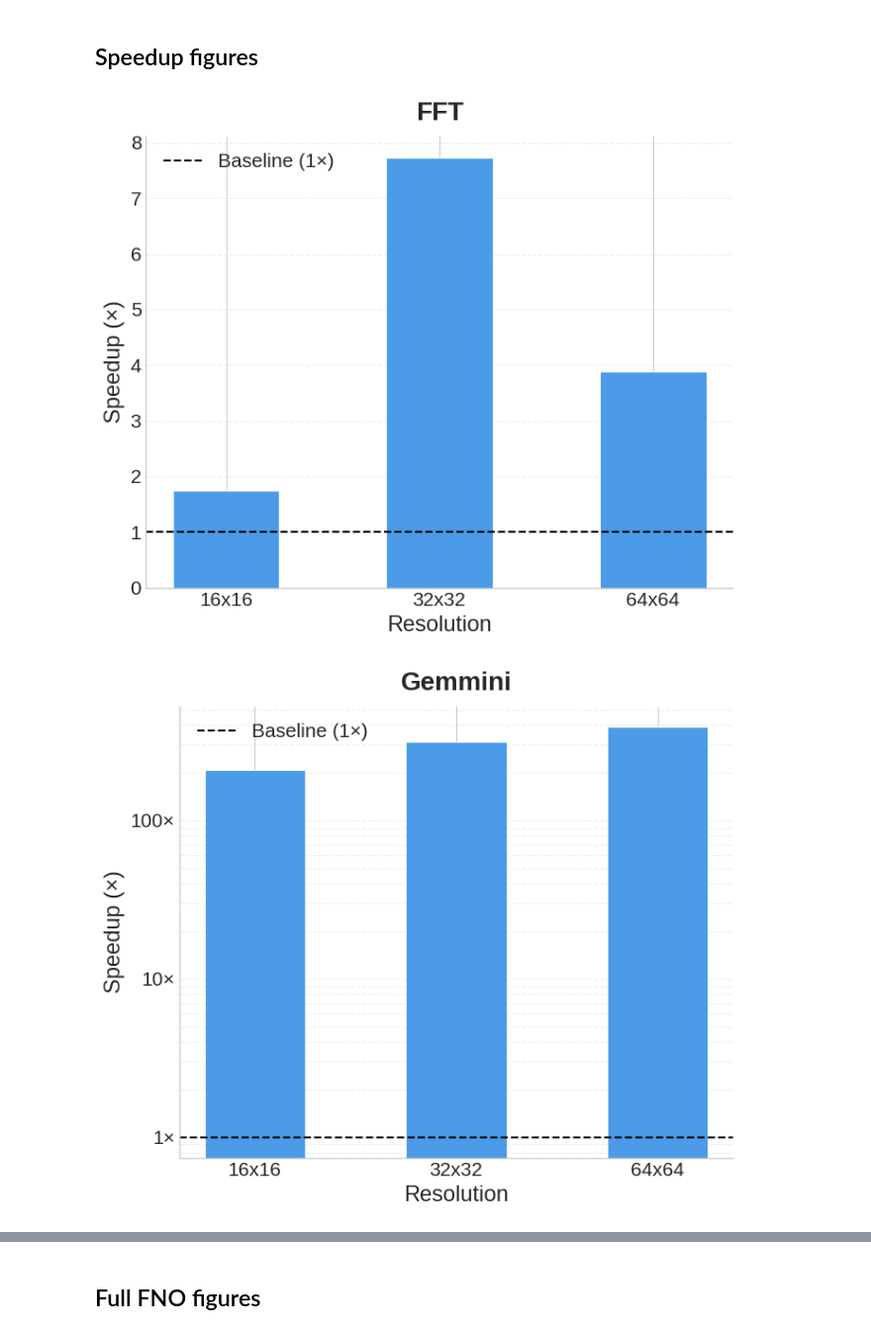
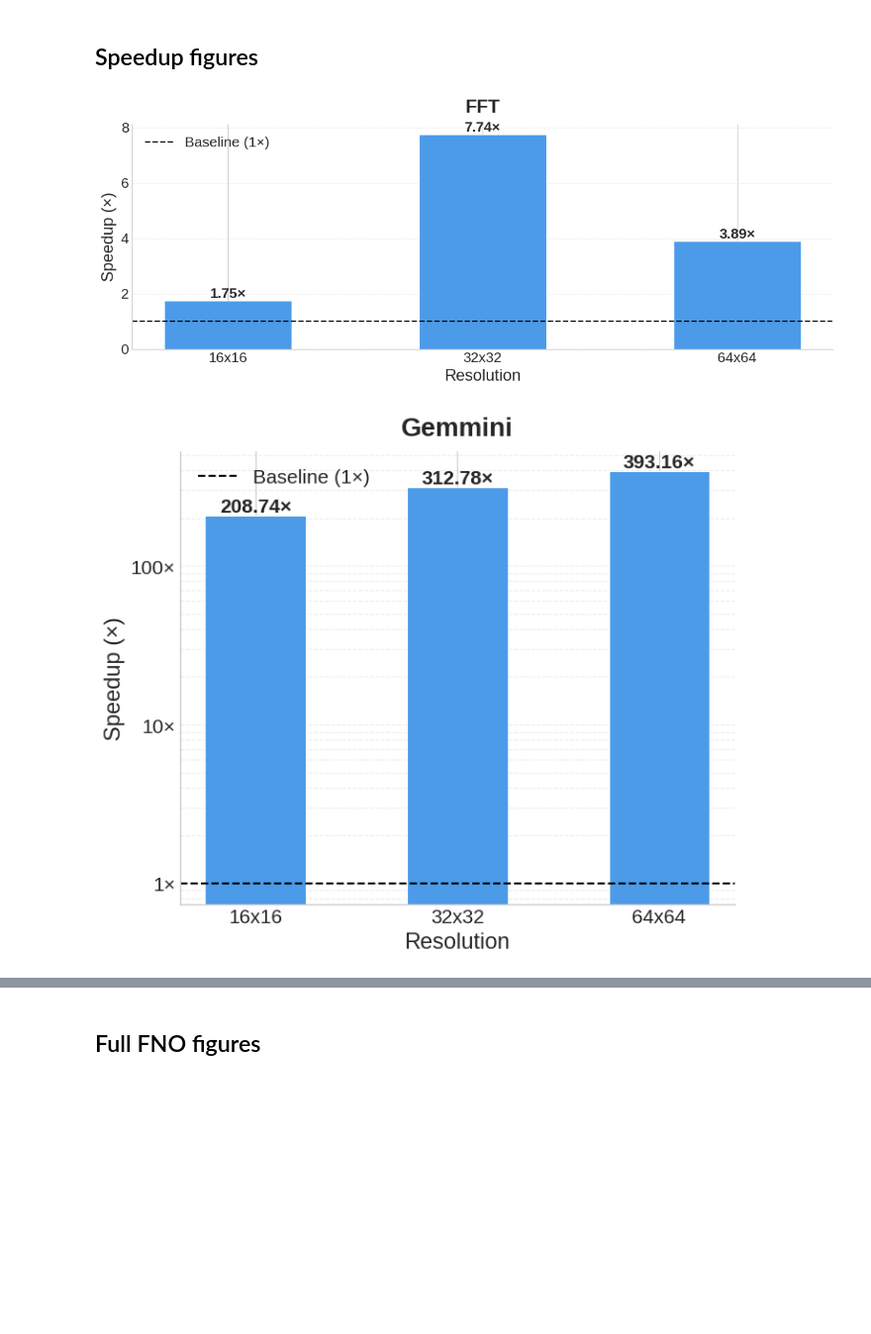
Before and after one commit to juandiegoproch/FNO_acceltests, a Jupyter notebook: graphs.ipynb, the cells around one changed output, grey strips where cells are left out. Shown at 99% size. Drawn from its saved outputs; the diff is of its cells as text; code cells hidden in the pictures; blank space fills up the shorter version.

```diff
--- a/graphs.ipynb
+++ b/graphs.ipynb
@@ -188,6 +272,8 @@ plt.show()
 temp = results[results["accelerator"] == "FFT"][
     ["resolution", "cycles_unaccel", "cycles_accel", "inst_unaccel", "inst_accel"]
 ].reset_index(drop=True)
+
+print(temp)
 
 UNACCEL_COLOR = "#E07B54"
 ACCEL_COLOR   = "#4C9BE8"
@@ -216,7 +302,7 @@ for ax, col_u, col_a, title, ylabel in [
     ax.set_ylabel(ylabel, fontsize=FS_LABEL)
     ax.set_xticks(x_positions)
     ax.set_xticklabels(labels, fontsize=FS_TICK)
-    ax.set_yscale("log")
+    #ax.set_yscale("log")
     ax.yaxis.set_major_formatter(mticker.FuncFormatter(
         lambda x, _: f"{x/1e6:.0f}M" if x >= 1e6 else (f"{x/1e3:.0f}K" if x >= 1e3 else f"{x:.0f}")
     ))
@@ -347,42 +437,93 @@ import matplotlib.pyplot as plt
 import matplotlib.ticker as mticker
 
 BAR_COLOR   = "#4C9BE8"
 BAR_WIDTH   = 0.5
 FS_TITLE    = 20
 FS_LABEL    = 17
 FS_TICK     = 15
 FS_LEGEND   = 15
+
 resolutions = ["16x16", "32x32", "64x64"]
-x           = np.arange(3)
+x = np.arange(3)
 
 for temp, title, log_scale in [
     (temp_fft,     "FFT",     False),
     (temp_gemmini, "Gemmini", True),
     (temp_rvscnn,  "RV-SCNN", False),
 ]:
-    fig, ax = plt.subplots(figsize=(7, 6))
 
-    ax.bar(x, temp["speedup"].values, width=BAR_WIDTH, color=BAR_COLOR, edgecolor="white", linewidth=0.8)
-    ax.axhline(1, color="black", linestyle="--", linewidth=1.5, label="Baseline (1×)")
+    # FFT gets a wider aspect ratio
+    if title == "FFT":
+        fig, ax = plt.subplots(figsize=(11, 4.5))
+    else:
+        fig, ax = plt.subplots(figsize=(7, 6))
+
+    bars = ax.bar(
+        x,
+        temp["speedup"].values,
+        width=BAR_WIDTH,
+        color=BAR_COLOR,
+        edgecolor="white",
+        linewidth=0.8,
+    )
+
+    ax.axhline(
+        1,
+        color="black",
+        linestyle="--",
+        linewidth=1.5,
+        label="Baseline (1×)"
+    )
+
     ax.set_title(title, fontsize=FS_TITLE, fontweight="bold", pad=12)
     ax.set_xlabel("Resolution", fontsize=FS_LABEL)
     ax.set_ylabel("Speedup (×)", fontsize=FS_LABEL)
+
     ax.set_xticks(x)
     ax.set_xticklabels(resolutions, fontsize=FS_TICK)
+
     ax.tick_params(axis="y", labelsize=FS_TICK)
-    ax.spines[["top", "right"]].set_visible(False)
-    ax.grid(axis="y", linestyle="--", alpha=0.35, which="both" if log_scale else "major")
+
+    ax.spines["top"].set_visible(False)
+    ax.spines["right"].set_visible(False)
+
+    ax.grid(
+        axis="y",
+        linestyle="--",
+        alpha=0.35,
+        which="both" if log_scale else "major"
+    )
+
     ax.legend(fontsize=FS_LEGEND, loc="upper left")
 
     if log_scale:
         ax.set_yscale("log")
-        ax.yaxis.set_major_formatter(mticker.FuncFormatter(
-            lambda x, _: f"{x:.0f}×"
-        ))
+        ax.yaxis.set_major_formatter(
+            mticker.FuncFormatter(lambda y, _: f"{y:.0f}×")
+        )
+
+    # Value labels on bars
+    for bar in bars:
+        height = bar.get_height()
+        ax.text(
+            bar.get_x() + bar.get_width() / 2,
+            height,
+            f"{height:.2f}×",
+            ha="center",
+            va="bottom",
+            fontsize=FS_TICK,
+            fontweight="bold",
+        )
 
     plt.tight_layout()
-    plt.savefig(f"./figures/{title.lower().replace('-', '')}_speedups.png", dpi=150, bbox_inches="tight")
+
+    plt.savefig(
+        f"./figures/{title.lower().replace('-', '')}_speedups.png",
+        dpi=150,
+        bbox_inches="tight"
+    )
+
     plt.show()
 # %% [output]
-[figure, old version]
+[figure, new version]
-[figure, old version]
+[figure, new version]
```
Also changed, not shown: parts of 11 cells of this notebook, 35 other files.
